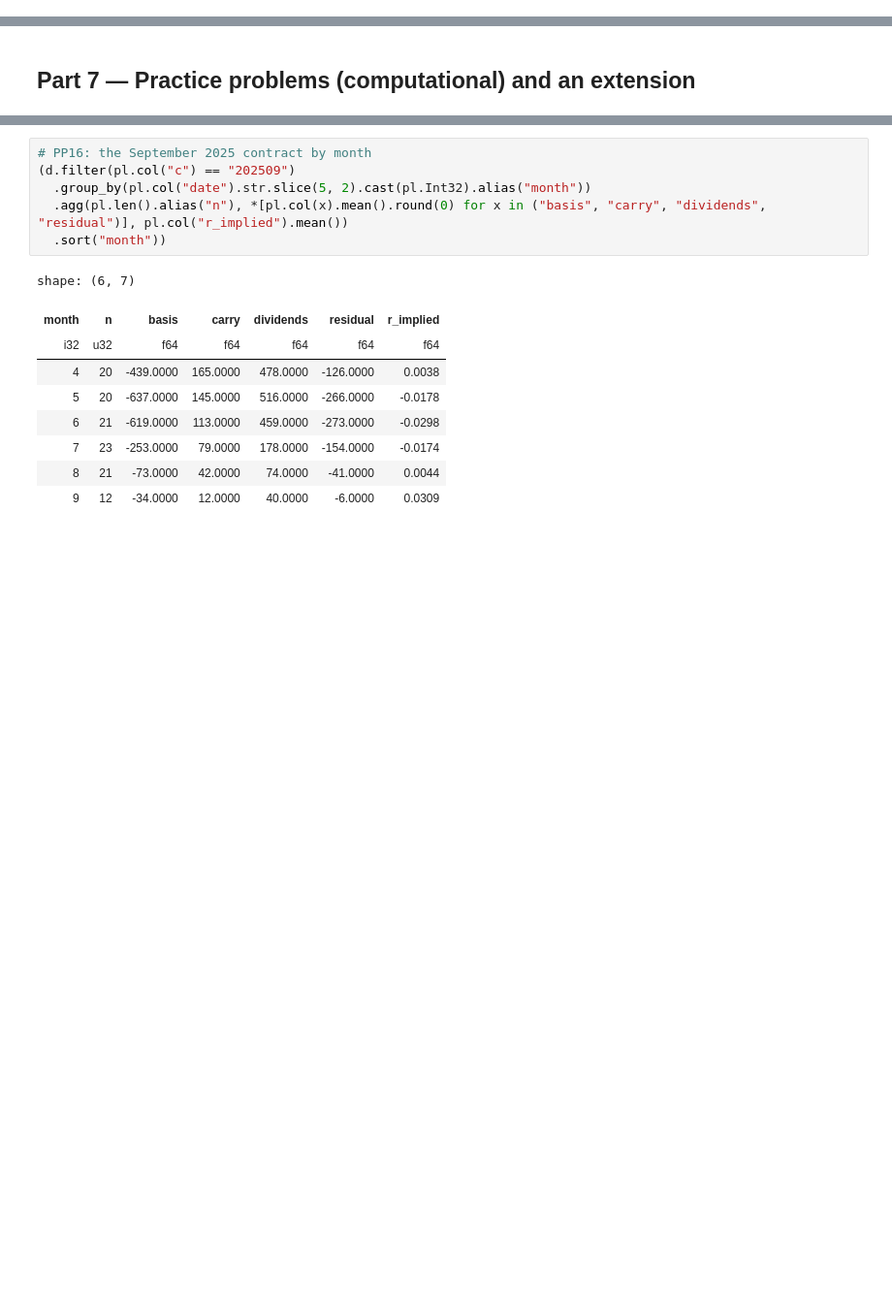
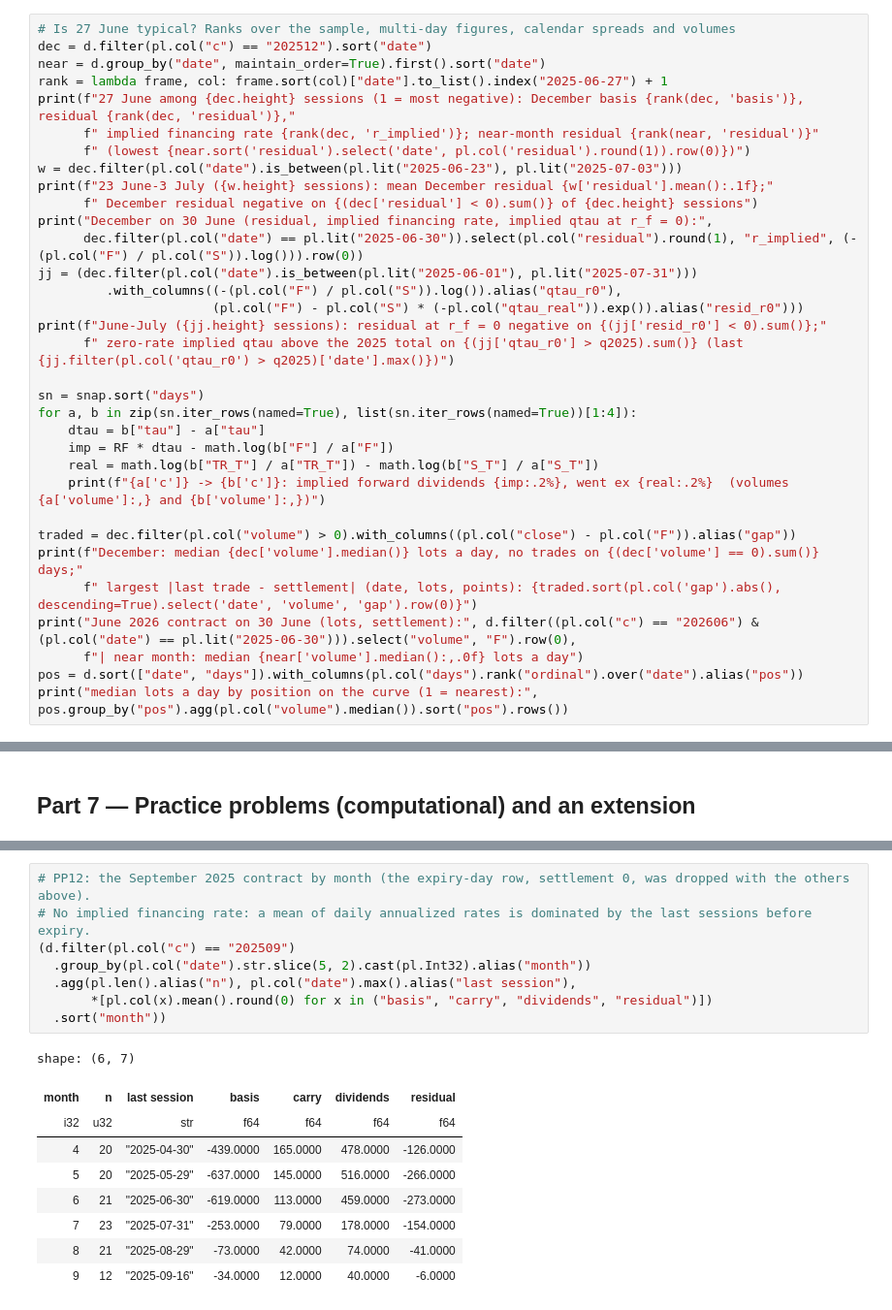
Before and after one commit to Benjamin-Teng/Quant-math-for-beginner, a Jupyter notebook: labs/LM06_lab/LM06_lab.ipynb, the cells around one changed output, grey strips where cells are left out. Shown at 97% size. Saved outputs shown, nothing was run; the diff lists cells and outputs as text; blank space fills up the shorter version.

```diff
--- a/labs/LM06_lab/LM06_lab.ipynb
+++ b/labs/LM06_lab/LM06_lab.ipynb
@@ -562,0 +479,33 @@ shape: (4, 3)
+# %%
+# Is 27 June typical? Ranks over the sample, multi-day figures, calendar spreads and volumes
+dec = d.filter(pl.col("c") == "202512").sort("date")
+near = d.group_by("date", maintain_order=True).first().sort("date")
+rank = lambda frame, col: frame.sort(col)["date"].to_list().index("2025-06-27") + 1
+print(f"27 June among {dec.height} sessions (1 = most negative): December basis {rank(dec, 'basis')}, residual {rank(dec, 'residual')},"
+      f" implied financing rate {rank(dec, 'r_implied')}; near-month residual {rank(near, 'residual')}"
+      f" (lowest {near.sort('residual').select('date', pl.col('residual').round(1)).row(0)})")
+w = dec.filter(pl.col("date").is_between(pl.lit("2025-06-23"), pl.lit("2025-07-03")))
+print(f"23 June-3 July ({w.height} sessions): mean December residual {w['residual'].mean():.1f};"
+      f" December residual negative on {(dec['residual'] < 0).sum()} of {dec.height} sessions")
+print("December on 30 June (residual, implied financing rate, implied qtau at r_f = 0):",
+      dec.filter(pl.col("date") == pl.lit("2025-06-30")).select(pl.col("residual").round(1), "r_implied", (-(pl.col("F") / pl.col("S")).log())).row(0))
+jj = (dec.filter(pl.col("date").is_between(pl.lit("2025-06-01"), pl.lit("2025-07-31")))
+         .with_columns((-(pl.col("F") / pl.col("S")).log()).alias("qtau_r0"),
+                       (pl.col("F") - pl.col("S") * (-pl.col("qtau_real")).exp()).alias("resid_r0")))
+print(f"June-July ({jj.height} sessions): residual at r_f = 0 negative on {(jj['resid_r0'] < 0).sum()};"
+      f" zero-rate implied qtau above the 2025 total on {(jj['qtau_r0'] > q2025).sum()} (last {jj.filter(pl.col('qtau_r0') > q2025)['date'].max()})")
+
+sn = snap.sort("days")
+for a, b in zip(sn.iter_rows(named=True), list(sn.iter_rows(named=True))[1:4]):
+    dtau = b["tau"] - a["tau"]
+    imp = RF * dtau - math.log(b["F"] / a["F"])
+    real = math.log(b["TR_T"] / a["TR_T"]) - math.log(b["S_T"] / a["S_T"])
+    print(f"{a['c']} -> {b['c']}: implied forward dividends {imp:.2%}, went ex {real:.2%}  (volumes {a['volume']:,} and {b['volume']:,})")
+
+traded = dec.filter(pl.col("volume") > 0).with_columns((pl.col("close") - pl.col("F")).alias("gap"))
+print(f"December: median {dec['volume'].median()} lots a day, no trades on {(dec['volume'] == 0).sum()} days;"
+      f" largest |last trade - settlement| (date, lots, points): {traded.sort(pl.col('gap').abs(), descending=True).select('date', 'volume', 'gap').row(0)}")
+print("June 2026 contract on 30 June (lots, settlement):", d.filter((pl.col("c") == "202606") & (pl.col("date") == pl.lit("2025-06-30"))).select("volume", "F").row(0),
+      f"| near month: median {near['volume'].median():,.0f} lots a day")
+pos = d.sort(["date", "days"]).with_columns(pl.col("days").rank("ordinal").over("date").alias("pos"))
+print("median lots a day by position on the curve (1 = nearest):", pos.group_by("pos").agg(pl.col("volume").median()).sort("pos").rows())
@@ -596,19 +659,21 @@ PP15 fair 22816.73  qtau 2.1544%  residual -216.73  r_impl -2.77%
 # %%
-# PP16: the September 2025 contract by month
+# PP12: the September 2025 contract by month (the expiry-day row, settlement 0, was dropped with the others above).
+# No implied financing rate: a mean of daily annualized rates is dominated by the last sessions before expiry.
 (d.filter(pl.col("c") == "202509")
   .group_by(pl.col("date").str.slice(5, 2).cast(pl.Int32).alias("month"))
-  .agg(pl.len().alias("n"), *[pl.col(x).mean().round(0) for x in ("basis", "carry", "dividends", "residual")], pl.col("r_implied").mean())
+  .agg(pl.len().alias("n"), pl.col("date").max().alias("last session"),
+       *[pl.col(x).mean().round(0) for x in ("basis", "carry", "dividends", "residual")])
   .sort("month"))
 # %% [output]
 shape: (6, 7)
-| month | n | basis | carry | dividends | residual | r_implied |
-| i32 | u32 | f64 | f64 | f64 | f64 | f64 |
-| 4 | 20 | -439.0000 | 165.0000 | 478.0000 | -126.0000 | 0.0038 |
-| 5 | 20 | -637.0000 | 145.0000 | 516.0000 | -266.0000 | -0.0178 |
-| 6 | 21 | -619.0000 | 113.0000 | 459.0000 | -273.0000 | -0.0298 |
-| 7 | 23 | -253.0000 | 79.0000 | 178.0000 | -154.0000 | -0.0174 |
-| 8 | 21 | -73.0000 | 42.0000 | 74.0000 | -41.0000 | 0.0044 |
-| 9 | 12 | -34.0000 | 12.0000 | 40.0000 | -6.0000 | 0.0309 |
+| month | n | last session | basis | carry | dividends | residual |
+| i32 | u32 | str | f64 | f64 | f64 | f64 |
+| 4 | 20 | "2025-04-30" | -439.0000 | 165.0000 | 478.0000 | -126.0000 |
+| 5 | 20 | "2025-05-29" | -637.0000 | 145.0000 | 516.0000 | -266.0000 |
+| 6 | 21 | "2025-06-30" | -619.0000 | 113.0000 | 459.0000 | -273.0000 |
+| 7 | 23 | "2025-07-31" | -253.0000 | 79.0000 | 178.0000 | -154.0000 |
+| 8 | 21 | "2025-08-29" | -73.0000 | 42.0000 | 74.0000 | -41.0000 |
+| 9 | 12 | "2025-09-16" | -34.0000 | 12.0000 | 40.0000 | -6.0000 |
 # %% [markdown]
 ### Extension: was 2025 unusual?
 
```
Also changed, not shown: parts of 58 cells of this notebook, 10 other files.
